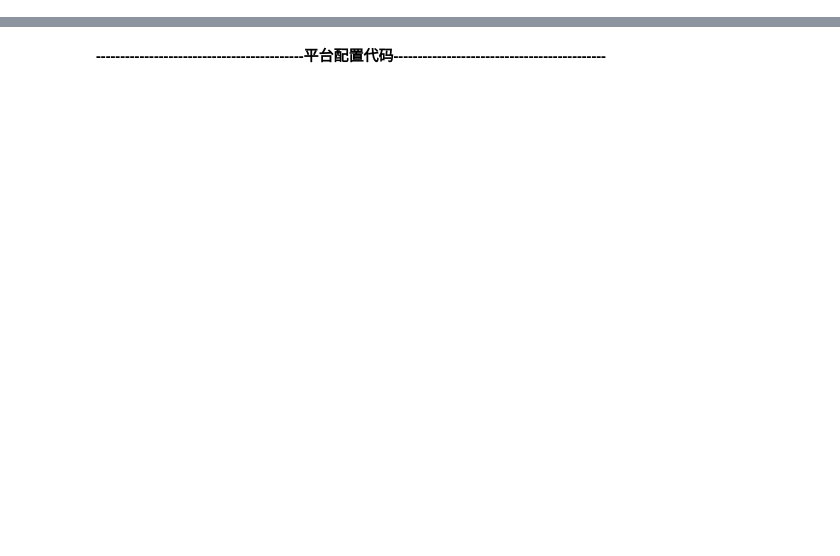
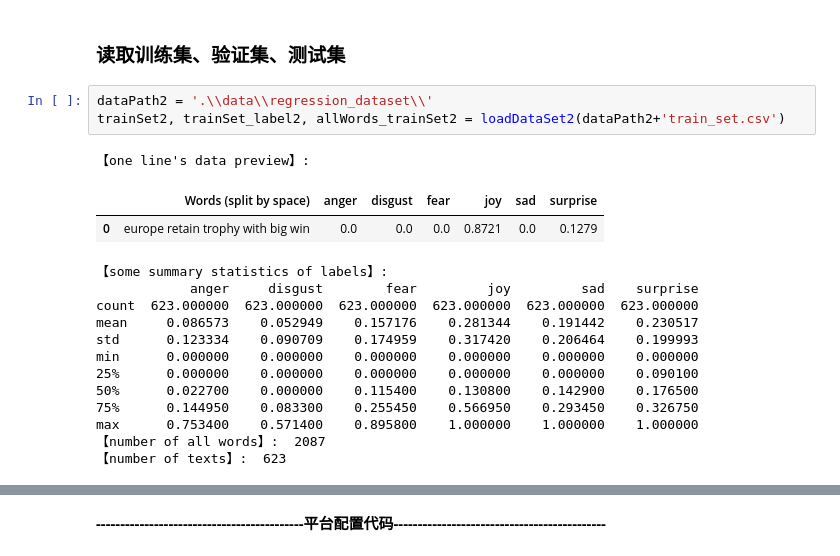
Before and after one commit to linzch3/Open-Course-Learning, a Jupyter notebook: A04.Artificial Intelligence - SYSU - RYH/Lab 2 - [KNN]+[Naive Bayes]/Lab 2 - KNN and Naive Bayes.ipynb, the cells around one changed output, grey strips where cells are left out. Drawn from its saved outputs; the diff is of its cells as text; blank space fills up the shorter version.

```diff
--- a/A04.Artificial Intelligence - SYSU - RYH/Lab 2 - [KNN]+[Naive Bayes]/Lab 2 - KNN and Naive Bayes.ipynb
+++ b/A04.Artificial Intelligence - SYSU - RYH/Lab 2 - [KNN]+[Naive Bayes]/Lab 2 - KNN and Naive Bayes.ipynb
@@ -0,0 +246,21 @@
+# %% [markdown]
+### 读取训练集、验证集、测试集
+# %%
+dataPath2 = '.\\data\\regression_dataset\\'
+trainSet2, trainSet_label2, allWords_trainSet2 = loadDataSet2(dataPath2+'train_set.csv')
+# %% [output]
+【one line's data preview】:
+|  | Words (split by space) | anger | disgust | fear | joy | sad | surprise |
+| 0 | europe retain trophy with big win | 0.0 | 0.0 | 0.0 | 0.8721 | 0.0 | 0.1279 |
+【some summary statistics of labels】:
+            anger     disgust        fear         joy         sad    surprise
+count  623.000000  623.000000  623.000000  623.000000  623.000000  623.000000
+mean     0.086573    0.052949    0.157176    0.281344    0.191442    0.230517
+std      0.123334    0.090709    0.174959    0.317420    0.206464    0.199993
+min      0.000000    0.000000    0.000000    0.000000    0.000000    0.000000
+25%      0.000000    0.000000    0.000000    0.000000    0.000000    0.090100
+50%      0.022700    0.000000    0.115400    0.130800    0.142900    0.176500
+75%      0.144950    0.083300    0.255450    0.566950    0.293450    0.326750
+max      0.753400    0.571400    0.895800    1.000000    1.000000    1.000000
+【number of all words】:  2087
+【number of texts】:  623
```
Also changed, not shown: parts of 32 cells of this notebook, 2 other files.
